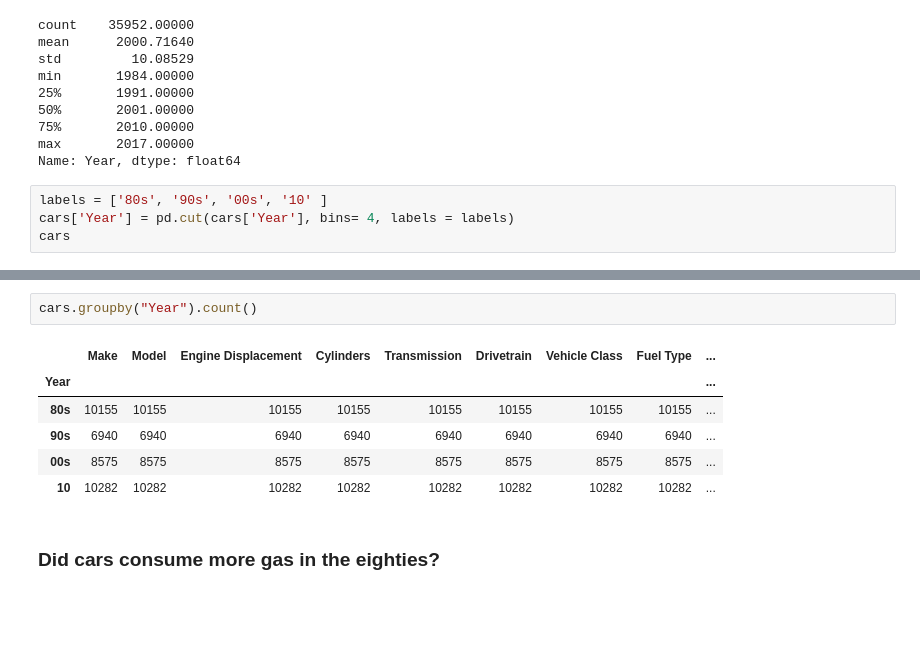
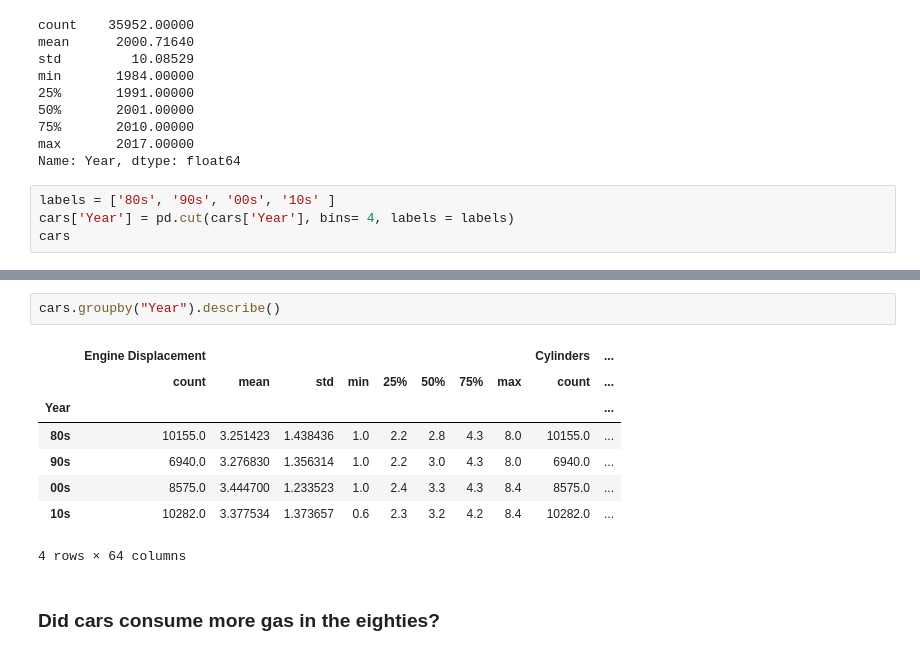
Before and after one commit to nayannaik/ironhack-lab, a Jupyter notebook: week 2/Lab_Pandas_Grouping_Data_Vehicles.ipynb, the cells around one changed output, grey strips where cells are left out. Saved outputs shown, nothing was run; the diff lists cells and outputs as text; blank space fills up the shorter version.

```diff
--- a/week 2/Lab_Pandas_Grouping_Data_Vehicles.ipynb
+++ b/week 2/Lab_Pandas_Grouping_Data_Vehicles.ipynb
@@ -113,7 +112,7 @@ min       1984.00000
 max       2017.00000
 Name: Year, dtype: float64
 # %%
-labels = ['80s', '90s', '00s', '10' ]
+labels = ['80s', '90s', '00s', '10s' ]
 cars['Year'] = pd.cut(cars['Year'], bins= 4, labels = labels)
 cars
 # %% [output]
@@ -132,13 +131,15 @@ cars
 35952 rows × 15 columns
 # %%
-cars.groupby("Year").count()
+cars.groupby("Year").describe()
 # %% [output]
-|  | Make | Model | Engine Displacement | Cylinders | Transmission | Drivetrain | Vehicle Class | Fuel Type | ... |
-| Year |  |  |  |  |  |  |  |  | ... |
-| 80s | 10155 | 10155 | 10155 | 10155 | 10155 | 10155 | 10155 | 10155 | ... |
-| 90s | 6940 | 6940 | 6940 | 6940 | 6940 | 6940 | 6940 | 6940 | ... |
-| 00s | 8575 | 8575 | 8575 | 8575 | 8575 | 8575 | 8575 | 8575 | ... |
-| 10 | 10282 | 10282 | 10282 | 10282 | 10282 | 10282 | 10282 | 10282 | ... |
+|  | Engine Displacement |  |  |  |  |  |  |  | Cylinders | ... |
+|  | count | mean | std | min | 25% | 50% | 75% | max | count | ... |
+| Year |  |  |  |  |  |  |  |  |  | ... |
+| 80s | 10155.0 | 3.251423 | 1.438436 | 1.0 | 2.2 | 2.8 | 4.3 | 8.0 | 10155.0 | ... |
+| 90s | 6940.0 | 3.276830 | 1.356314 | 1.0 | 2.2 | 3.0 | 4.3 | 8.0 | 6940.0 | ... |
+| 00s | 8575.0 | 3.444700 | 1.233523 | 1.0 | 2.4 | 3.3 | 4.3 | 8.4 | 8575.0 | ... |
+| 10s | 10282.0 | 3.377534 | 1.373657 | 0.6 | 2.3 | 3.2 | 4.2 | 8.4 | 10282.0 | ... |
+4 rows × 64 columns
 # %% [markdown]
 ### Did cars consume more gas in the eighties?
 # %% [markdown]
```
Also changed, not shown: parts of 14 cells of this notebook, 8 other files.
